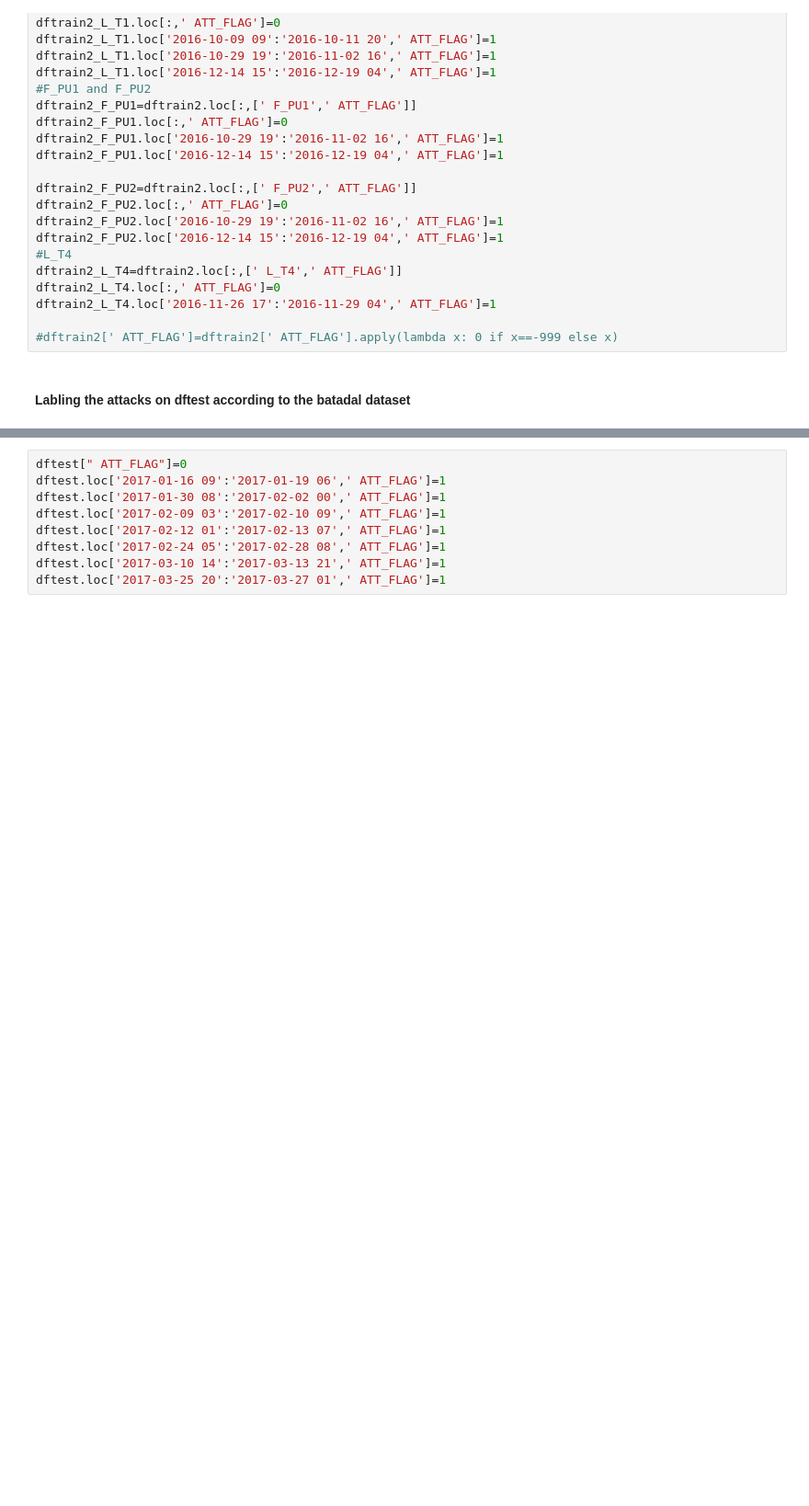
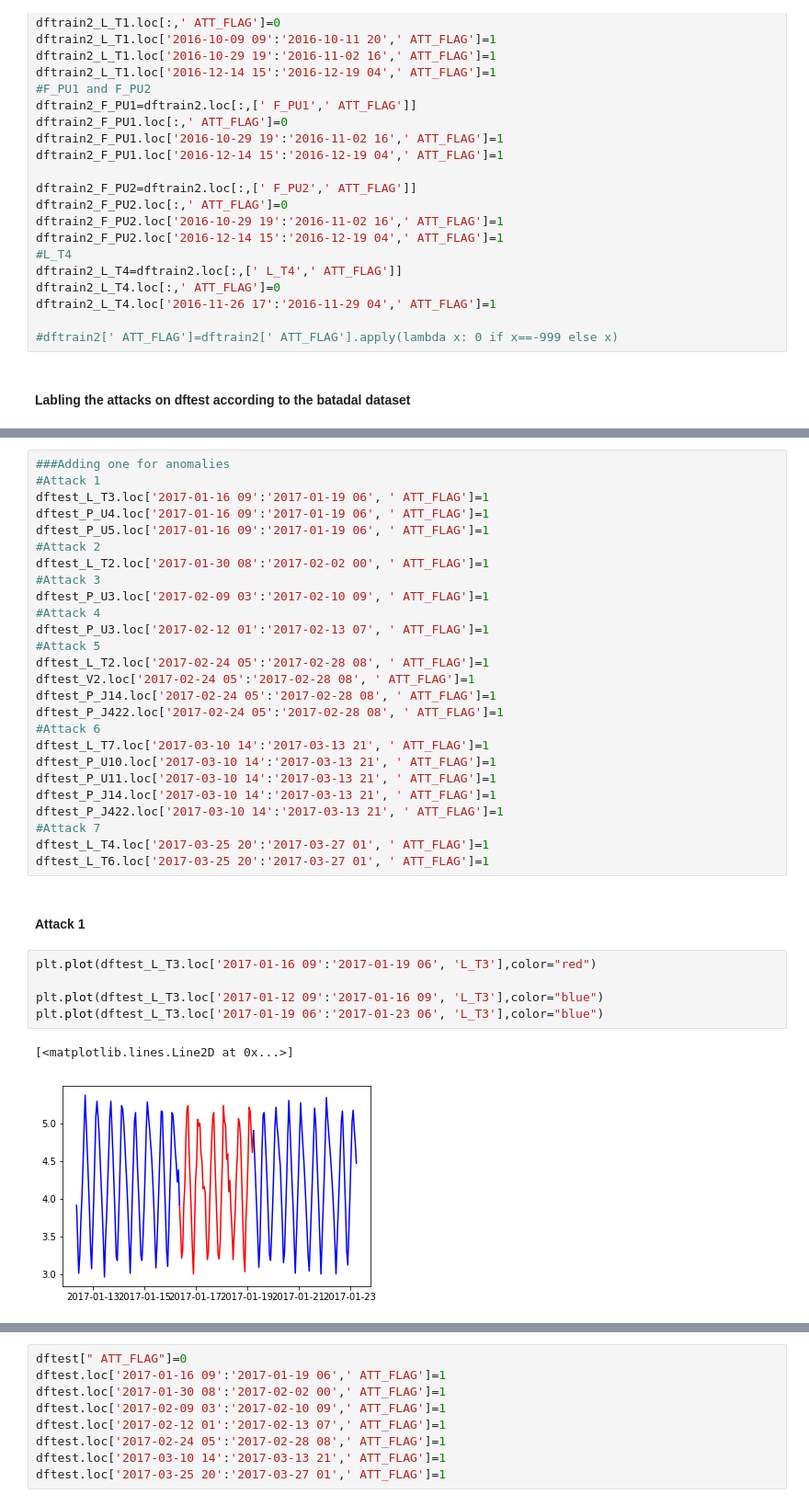
Before and after one commit to chengh42/Cyber-Data-Analytics, a Jupyter notebook: batadal/DiscreteModelTask.ipynb, the cells around one changed output, grey strips where cells are left out. Shown at 92% size. Cells and saved outputs as stored; diff of their text form; blank space fills up the shorter version.

Commit message:
Discrete models with anomalies graphics.

```diff
--- a/batadal/DiscreteModelTask.ipynb
+++ b/batadal/DiscreteModelTask.ipynb
@@ -125,0 +152,36 @@ dftrain2_L_T4.loc['2016-11-26 17':'2016-11-29 04',' ATT_FLAG']=1
+# %%
+###Adding one for anomalies
+#Attack 1
+dftest_L_T3.loc['2017-01-16 09':'2017-01-19 06', ' ATT_FLAG']=1
+dftest_P_U4.loc['2017-01-16 09':'2017-01-19 06', ' ATT_FLAG']=1
+dftest_P_U5.loc['2017-01-16 09':'2017-01-19 06', ' ATT_FLAG']=1
+#Attack 2
+dftest_L_T2.loc['2017-01-30 08':'2017-02-02 00', ' ATT_FLAG']=1
+#Attack 3
+dftest_P_U3.loc['2017-02-09 03':'2017-02-10 09', ' ATT_FLAG']=1
+#Attack 4
+dftest_P_U3.loc['2017-02-12 01':'2017-02-13 07', ' ATT_FLAG']=1
+#Attack 5
+dftest_L_T2.loc['2017-02-24 05':'2017-02-28 08', ' ATT_FLAG']=1
+dftest_V2.loc['2017-02-24 05':'2017-02-28 08', ' ATT_FLAG']=1
+dftest_P_J14.loc['2017-02-24 05':'2017-02-28 08', ' ATT_FLAG']=1
+dftest_P_J422.loc['2017-02-24 05':'2017-02-28 08', ' ATT_FLAG']=1
+#Attack 6
+dftest_L_T7.loc['2017-03-10 14':'2017-03-13 21', ' ATT_FLAG']=1
+dftest_P_U10.loc['2017-03-10 14':'2017-03-13 21', ' ATT_FLAG']=1
+dftest_P_U11.loc['2017-03-10 14':'2017-03-13 21', ' ATT_FLAG']=1
+dftest_P_J14.loc['2017-03-10 14':'2017-03-13 21', ' ATT_FLAG']=1
+dftest_P_J422.loc['2017-03-10 14':'2017-03-13 21', ' ATT_FLAG']=1
+#Attack 7
+dftest_L_T4.loc['2017-03-25 20':'2017-03-27 01', ' ATT_FLAG']=1
+dftest_L_T6.loc['2017-03-25 20':'2017-03-27 01', ' ATT_FLAG']=1
+# %% [markdown]
+#### Attack 1
+# %%
+plt.plot(dftest_L_T3.loc['2017-01-16 09':'2017-01-19 06', 'L_T3'],color="red")
+
+plt.plot(dftest_L_T3.loc['2017-01-12 09':'2017-01-16 09', 'L_T3'],color="blue")
+plt.plot(dftest_L_T3.loc['2017-01-19 06':'2017-01-23 06', 'L_T3'],color="blue")
+# %% [output]
+[<matplotlib.lines.Line2D at 0x...>]
+[figure, added]
```
Also changed, not shown: parts of 45 cells of this notebook, 1 other file.
